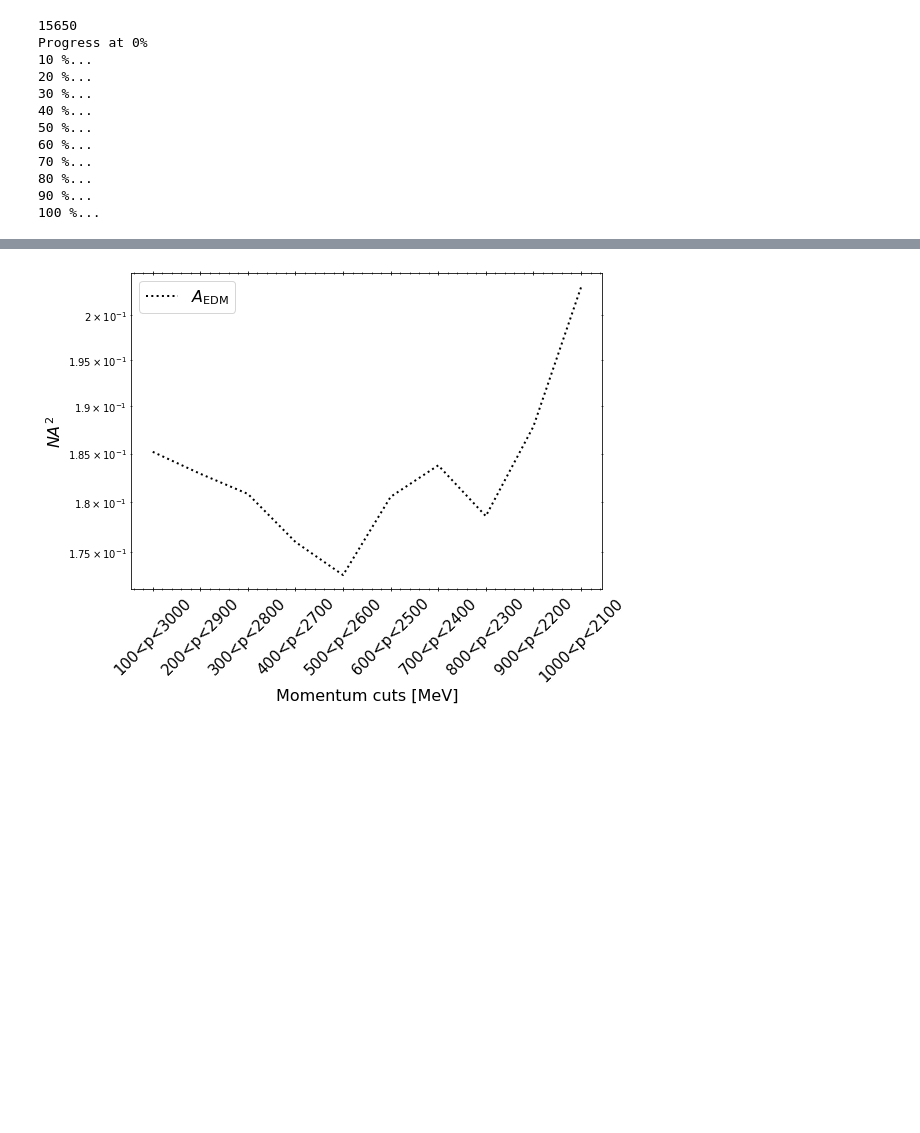
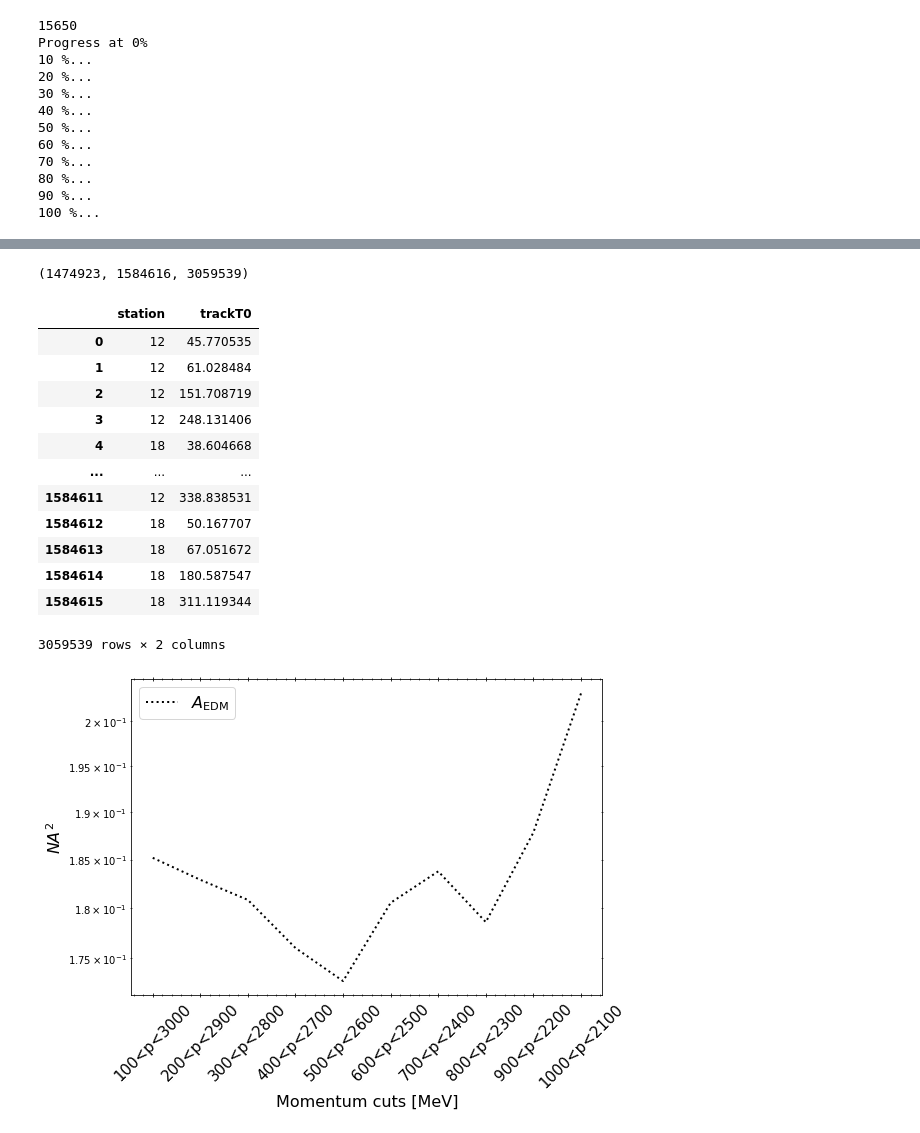
Before and after one commit to glukicov/EDMTracking, a Jupyter notebook: JupyterNB/Misc.ipynb, the cells around one changed output, grey strips where cells are left out. Drawn from its saved outputs; the diff is of its cells as text; code cells hidden in the pictures; blank space fills up the shorter version.

```diff
--- a/JupyterNB/Misc.ipynb
+++ b/JupyterNB/Misc.ipynb
@@ -53,3 +29,33 @@ NA_2_edm = df['N'] * df['A_edm'] ** 2
+# %%
+# path="../DATA/HDF/60h_skim.h5"
+path1="../DATA/HDF/9D_skim_0.h5"
+path2="../DATA/HDF/9D_skim_1.h5"
+data_tracks1 = pd.read_hdf(path1, 'QualityTracks')
+data_tracks2 = pd.read_hdf(path2, 'QualityTracks')
+# data_verticies = pd.read_hdf(path1, 'QualityVertices')
+# %%
+data_tracks1.shape[0], data_tracks2.shape[0], data_tracks1.shape[0]+ data_tracks2.shape[0]
+# %% [output]
+(1474923, 1584616, 3059539)
+# %%
+frames = [data_tracks1, data_tracks2]
+# %%
+result = pd.concat(frames)
+result
+# %% [output]
+|  | station | trackT0 |
+| 0 | 12 | 45.770535 |
+| 1 | 12 | 61.028484 |
+| 2 | 12 | 151.708719 |
+| 3 | 12 | 248.131406 |
+| 4 | 18 | 38.604668 |
+| ... | ... | ... |
+| 1584611 | 12 | 338.838531 |
+| 1584612 | 18 | 50.167707 |
+| 1584613 | 18 | 67.051672 |
+| 1584614 | 18 | 180.587547 |
+| 1584615 | 18 | 311.119344 |
+3059539 rows × 2 columns
 # %%
 font_size = 16
 # fig, ax = cu.plotScatter(df['Cut'], NA_2_edm, font_size=font_size, label=r"$NA^2_{\rm{EDM}}$", lw=2, tight=True, figsize=(8,5))
```
Also changed, not shown: parts of 4 cells of this notebook, 4 other files.
